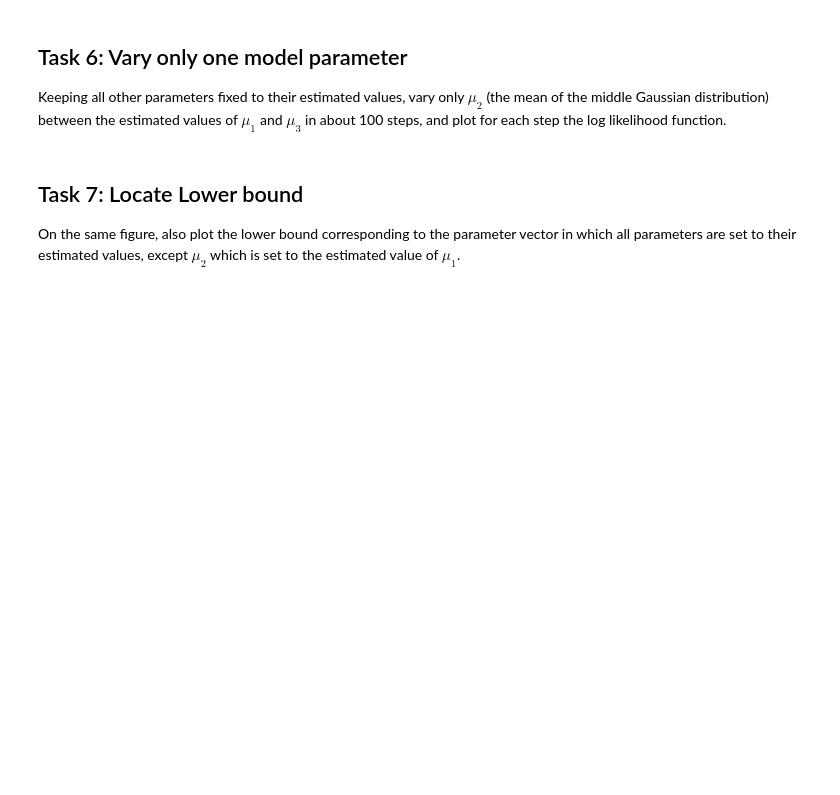
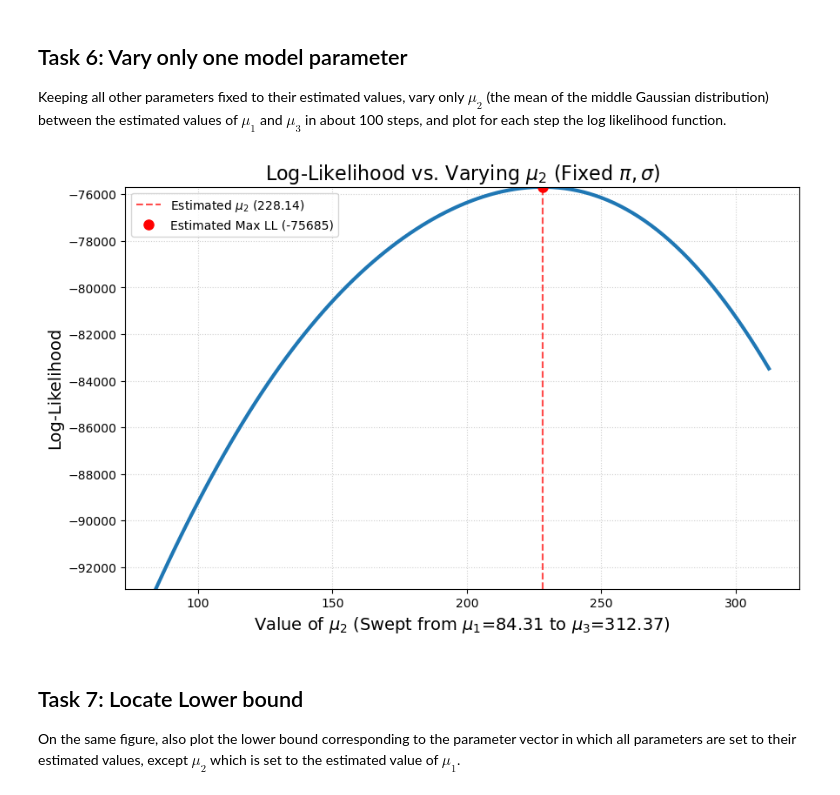
Before and after one commit to HolgeMax/MIA, a Jupyter notebook: Holger/Week_8/Ex5_student1.ipynb, the cells around one changed output. Drawn from its saved outputs; the diff is of its cells as text; code cells hidden in the pictures; blank space fills up the shorter version.

```diff
--- a/Holger/Week_8/Ex5_student1.ipynb
+++ b/Holger/Week_8/Ex5_student1.ipynb
@@ -202,6 +483,72 @@ likelihood function and the plot of the final ${w}_{n,k}$ and the final mixture
 Keeping all other parameters fixed to their estimated values, vary only $\mu_2$ (the mean of the middle
 Gaussian distribution) between the estimated values of $\mu_1$ and $\mu_3$ in about 100 steps, and plot for
 each step the log likelihood function.
+# %%
+
+def vary_one_param(gmm, data, n_iter = 100):
+    sorted = np.argsort(gmm.mu)
+
+    eps = 1e-12
+    mu_min = gmm.mu[sorted[0]]
+    mu_max = gmm.mu[sorted[2]]
+
+    mu2_idx = sorted[1]
+    mu2_esti = gmm.mu[mu2_idx]
+
+    mu_space = np.linspace(mu_min, mu_max, n_iter)
+    H, W = data.shape
+    log_likelihoods = []
+
+    fix_mu= gmm.mu.copy()
+    fix_sigma = gmm.sigma.copy()
+    fix_pi = gmm.pi.copy()
+
+    log_ref = gmm.log_likelihood_history[-1] if gmm.log_likelihood_history else None
+
+    for mu in mu_space:
+        H, W = data.shape
+        temp_mu = fix_mu.copy()
+        temp_mu[mu2_idx] = mu
+        likelihoods = np.zeros((H, W, gmm.k))
+
+        for k in range(gmm.k):
+            log_pdf = norm.logpdf(data, loc=temp_mu[k], scale=np.sqrt(fix_sigma[k]))
+            likelihoods[:, :, k] = np.log(fix_pi[k] + eps) + log_pdf
+
+        m = np.max(likelihoods, axis=-1, keepdims=True) # shape (H, W, 1)
+        log_sum_exp = m + np.log(np.sum(np.exp(likelihoods - m), axis=-1, keepdims=True) + eps)
+
+        w = np.exp(likelihoods - log_sum_exp) # shape (K, H, W)
+        w = w.transpose(1, 2, 0) # from (K,
+        log_likelihood = np.sum(log_sum_exp[data > 0])
+        log_likelihoods.append(log_likelihood)
+    min_ll_sweep = np.min(log_likelihoods)
+    max_ll_sweep = np.max(log_likelihoods)
+
+    plt.figure(figsize=(10, 6))
+    plt.plot(mu_space, log_likelihoods, color='#1f77b4', linewidth=3)
+
+
+    buffer = 10
+    plt.ylim(min_ll_sweep - buffer, max_ll_sweep + buffer/2)
+
+    plt.axvline(mu2_esti, color='red', linestyle='--', alpha=0.7,
+                label=f'Estimated $\\mu_2$ ({mu2_esti:.2f})')
+
+    if log_ref is not None:
+        plt.plot(mu2_esti, log_ref, 'o', color='red', markersize=8,
+                 label=f'Estimated Max LL ({log_ref:.0f})')
+
+    plt.title(f'Log-Likelihood vs. Varying $\\mu_2$ (Fixed $\\pi, \\sigma$)', fontsize=16)
+    plt.xlabel(f'Value of $\\mu_2$ (Swept from $\\mu_1$={mu_min:.2f} to $\\mu_3$={mu_max:.2f})', fontsize=14)
+    plt.ylabel('Log-Likelihood', fontsize=14)
+    plt.grid(True, linestyle=':', alpha=0.6)
+    plt.legend()
+    plt.show()
+
+vary_one_param(gmm, data)
+# %% [output]
+[figure, added]
 # %% [markdown]
 ## Task 7: Locate Lower bound
 On the same figure, also plot the lower bound corresponding to the parameter vector in which all
```
Also changed, not shown: parts of 4 cells of this notebook.
